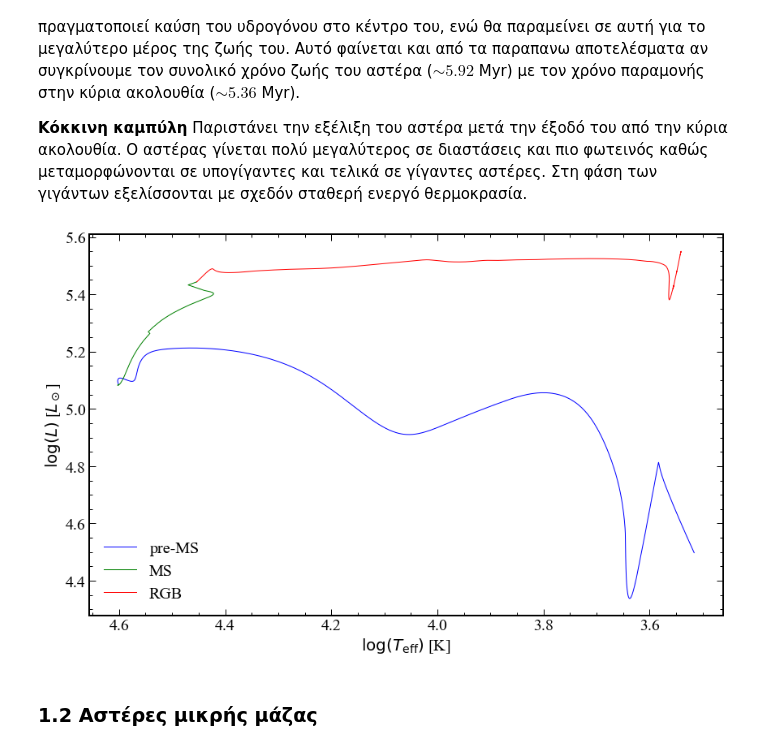
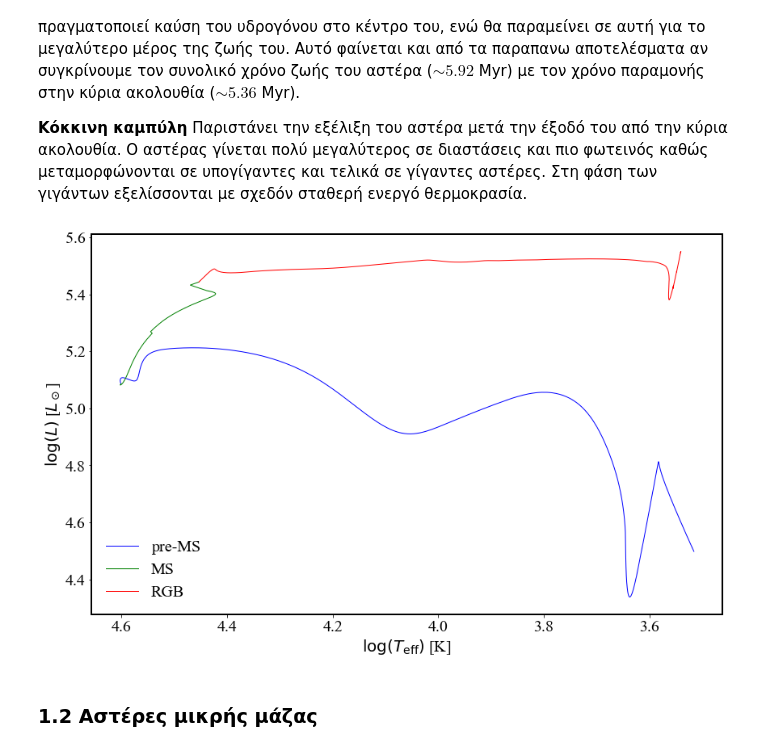
Before and after one commit to schanlar/python-UoC, a Jupyter notebook: 05.Astrophysics_Project/stellar_evolution_solution.ipynb, the cells around one changed output. Saved outputs shown, nothing was run; the diff lists cells and outputs as text; code cells hidden in the pictures.

```diff
--- a/05.Astrophysics_Project/stellar_evolution_solution.ipynb
+++ b/05.Astrophysics_Project/stellar_evolution_solution.ipynb
@@ -410,19 +418,20 @@ The maximum radius of the star is ~ 1651.2 Rsun
 **Κόκκινη καμπύλη**
 Παριστάνει την εξέλιξη του αστέρα μετά την έξοδό του από την κύρια ακολουθία. Ο αστέρας γίνεται πολύ μεγαλύτερος σε διαστάσεις και πιο φωτεινός καθώς μεταμορφώνονται σε υπογίγαντες και τελικά σε γίγαντες αστέρες. Στη φάση των γιγάντων εξελίσσονται με σχεδόν σταθερή ενεργό θερμοκρασία.
 # %%
-make_canvas(columns=1, fontsize=20)
-plt.xlabel(r'$\log (T_{\rm eff})$ [K]')
-plt.ylabel(r'$\log (L)$ [$L_\odot$]')
+# make_canvas(columns=1, fontsize=20)
+
+_ = plt.xlabel(r'$\log (T_{\rm eff})$ [K]')
+_ = plt.ylabel(r'$\log (L)$ [$L_\odot$]')
 
 _ = plt.plot(data.iloc[:zams_idx+1, 3], data.iloc[:zams_idx+1, 4], c='b', label='pre-MS')
 _ = plt.plot(data.iloc[zams_idx:tams_idx+1, 3], data.iloc[zams_idx:tams_idx+1, 4], c='g', label='MS')
 _ = plt.plot(data.iloc[tams_idx:max_L_idx, 3], data.iloc[tams_idx:max_L_idx, 4], c='r', label='RGB')
 
-plt.gca().invert_xaxis()
+_ = plt.gca().invert_xaxis()
 
 _ = plt.legend(loc='lower left', frameon=False)
 # %% [output]
-[figure, old version]
+[figure, new version]
 # %% [markdown]
 ### 1.2 Αστέρες μικρής μάζας
 # %% [markdown]
```
Also changed, not shown: parts of 8 cells of this notebook, 4 other files.
